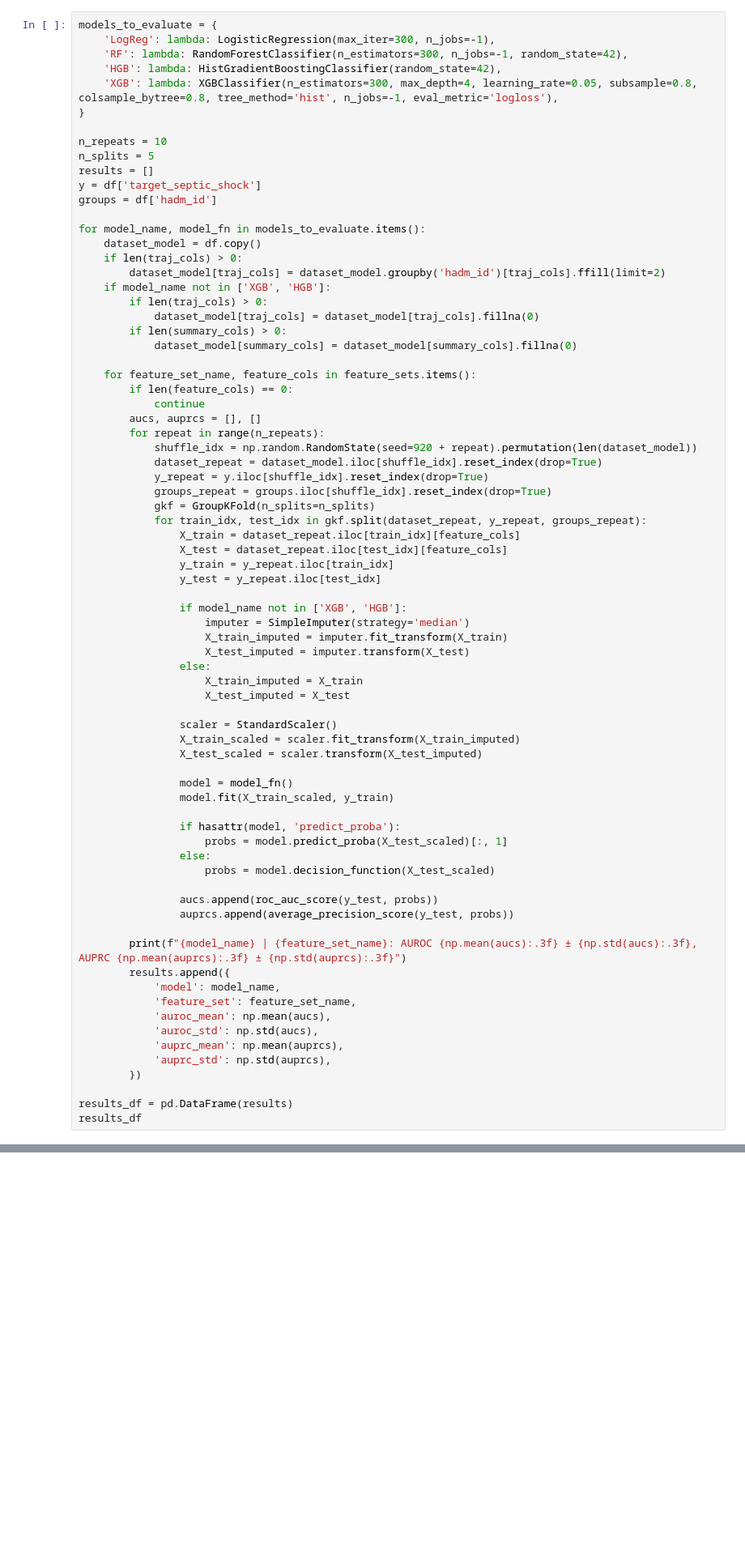
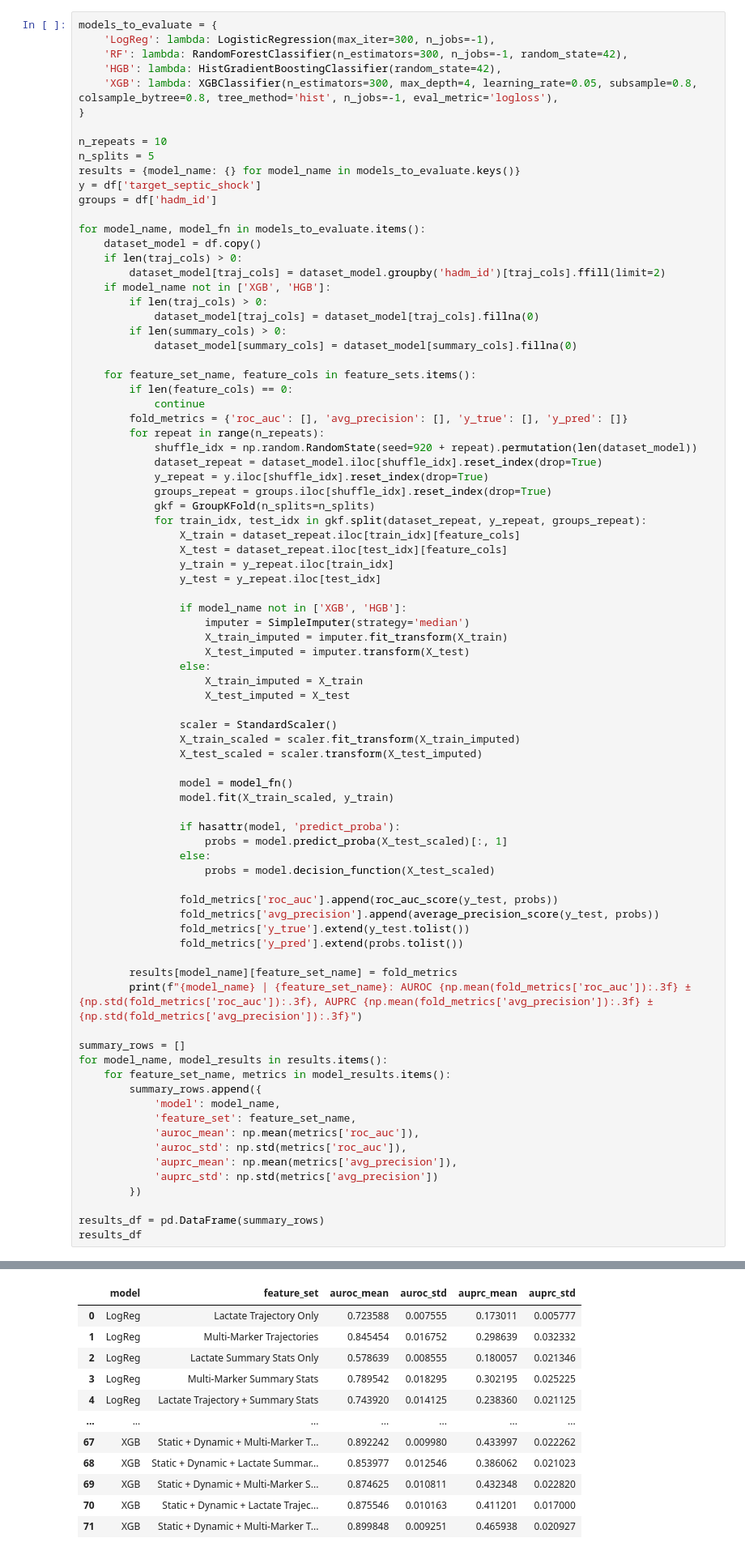
Before and after one commit to tw2067/trajectory-modeling, a Jupyter notebook: scripts/notebooks/mimic/sepsis_analysis.ipynb, the cells around one changed output, grey strips where cells are left out. Shown at 81% size. Drawn from its saved outputs; the diff is of its cells as text; blank space fills up the shorter version.

```diff
--- a/scripts/notebooks/mimic/sepsis_analysis.ipynb
+++ b/scripts/notebooks/mimic/sepsis_analysis.ipynb
@@ -110,7 +338,7 @@ models_to_evaluate = {
 
 n_repeats = 10
 n_splits = 5
-results = []
+results = {model_name: {} for model_name in models_to_evaluate.keys()}
 y = df['target_septic_shock']
 groups = df['hadm_id']
 
@@ -127,7 +355,7 @@ for model_name, model_fn in models_to_evaluate.items():
     for feature_set_name, feature_cols in feature_sets.items():
         if len(feature_cols) == 0:
             continue
-        aucs, auprcs = [], []
+        fold_metrics = {'roc_auc': [], 'avg_precision': [], 'y_true': [], 'y_pred': []}
         for repeat in range(n_repeats):
             shuffle_idx = np.random.RandomState(seed=920 + repeat).permutation(len(dataset_model))
             dataset_repeat = dataset_model.iloc[shuffle_idx].reset_index(drop=True)
@@ -160,18 +388,26 @@ for model_name, model_fn in models_to_evaluate.items():
                 else:
                     probs = model.decision_function(X_test_scaled)
 
-                aucs.append(roc_auc_score(y_test, probs))
-                auprcs.append(average_precision_score(y_test, probs))
+                fold_metrics['roc_auc'].append(roc_auc_score(y_test, probs))
+                fold_metrics['avg_precision'].append(average_precision_score(y_test, probs))
+                fold_metrics['y_true'].extend(y_test.tolist())
+                fold_metrics['y_pred'].extend(probs.tolist())
 
-        print(f"{model_name} | {feature_set_name}: AUROC {np.mean(aucs):.3f} ± {np.std(aucs):.3f}, AUPRC {np.mean(auprcs):.3f} ± {np.std(auprcs):.3f}")
-        results.append({
+        results[model_name][feature_set_name] = fold_metrics
+        print(f"{model_name} | {feature_set_name}: AUROC {np.mean(fold_metrics['roc_auc']):.3f} ± {np.std(fold_metrics['roc_auc']):.3f}, AUPRC {np.mean(fold_metrics['avg_precision']):.3f} ± {np.std(fold_metrics['avg_precision']):.3f}")
+
+summary_rows = []
+for model_name, model_results in results.items():
+    for feature_set_name, metrics in model_results.items():
+        summary_rows.append({
             'model': model_name,
             'feature_set': feature_set_name,
-            'auroc_mean': np.mean(aucs),
-            'auroc_std': np.std(aucs),
-            'auprc_mean': np.mean(auprcs),
-            'auprc_std': np.std(auprcs),
+            'auroc_mean': np.mean(metrics['roc_auc']),
+            'auroc_std': np.std(metrics['roc_auc']),
+            'auprc_mean': np.mean(metrics['avg_precision']),
+            'auprc_std': np.std(metrics['avg_precision'])
         })
 
-results_df = pd.DataFrame(results)
+results_df = pd.DataFrame(summary_rows)
 results_df
+# %% [output]
@@ -177,0 +431,12 @@ results_df
+|  | model | feature_set | auroc_mean | auroc_std | auprc_mean | auprc_std |
+| 0 | LogReg | Lactate Trajectory Only | 0.723588 | 0.007555 | 0.173011 | 0.005777 |
+| 1 | LogReg | Multi-Marker Trajectories | 0.845454 | 0.016752 | 0.298639 | 0.032332 |
+| 2 | LogReg | Lactate Summary Stats Only | 0.578639 | 0.008555 | 0.180057 | 0.021346 |
+| 3 | LogReg | Multi-Marker Summary Stats | 0.789542 | 0.018295 | 0.302195 | 0.025225 |
+| 4 | LogReg | Lactate Trajectory + Summary Stats | 0.743920 | 0.014125 | 0.238360 | 0.021125 |
+| ... | ... | ... | ... | ... | ... | ... |
+| 67 | XGB | Static + Dynamic + Multi-Marker T... | 0.892242 | 0.009980 | 0.433997 | 0.022262 |
+| 68 | XGB | Static + Dynamic + Lactate Summar... | 0.853977 | 0.012546 | 0.386062 | 0.021023 |
+| 69 | XGB | Static + Dynamic + Multi-Marker S... | 0.874625 | 0.010811 | 0.432348 | 0.022820 |
+| 70 | XGB | Static + Dynamic + Lactate Trajec... | 0.875546 | 0.010163 | 0.411201 | 0.017000 |
+| 71 | XGB | Static + Dynamic + Multi-Marker T... | 0.899848 | 0.009251 | 0.465938 | 0.020927 |
```
Also changed, not shown: parts of 11 cells of this notebook, 24 other files.
